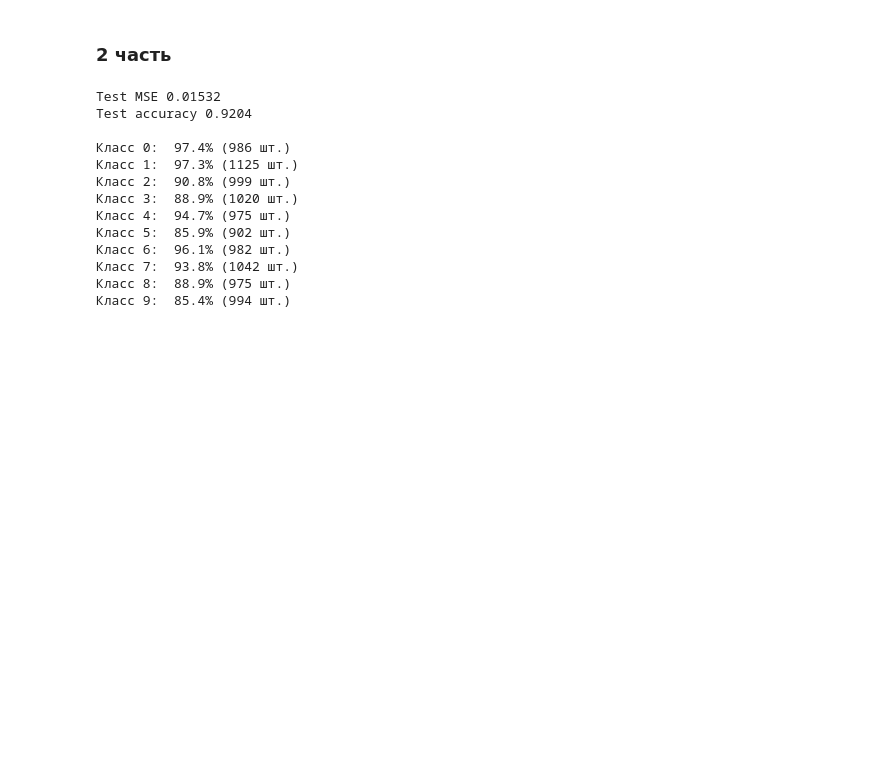
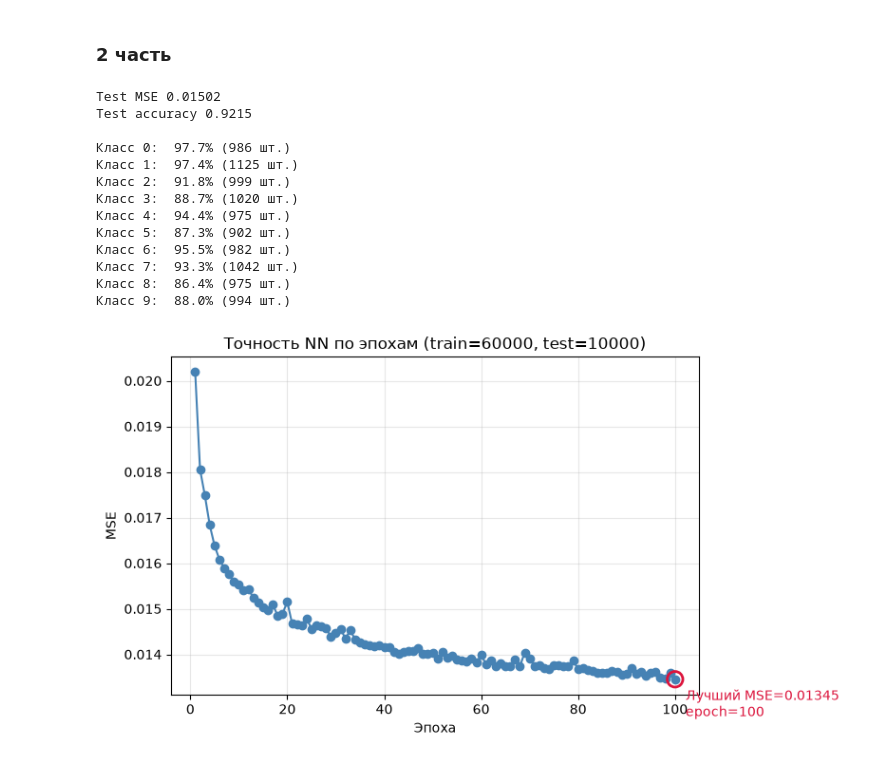
Before and after one commit to Zener12/----.-----.-----, a Jupyter notebook: Lab2.ipynb, the cells around one changed output. Drawn from its saved outputs; the diff is of its cells as text; code cells hidden in the pictures; blank space fills up the shorter version.

```diff
--- a/Lab2.ipynb
+++ b/Lab2.ipynb
@@ -44,6 +44,7 @@ OR w = [0.1 0.1] b = -0.1
 # %%
 from sklearn.datasets import fetch_openml
 from sklearn.model_selection import train_test_split
+import matplotlib.pyplot as plt
 
 X, y = fetch_openml("mnist_784", version=1, return_X_y=True,
                     as_frame=False, parser="auto")
@@ -59,46 +60,66 @@ rng = np.random.default_rng(0)
 W = rng.normal(0, 0.01, (784, 10))
 b = np.zeros(10)
 
-lr, epochs, bs = 1.0, 30, 64
+lr, epochs, bs = 1.0, 100, 64
 n = len(X_train)
+
+losses = np.zeros(epochs)
+min_loss = (float("inf"), -1)
 
 for ep in range(epochs):
     idx = rng.permutation(n)
     for s in range(0, n, bs):
         i = idx[s:s+bs]
         x, t = X_train[i], T_train[i]
 
         a = sigmoid(x @ W + b)
         d = (a - t) * a * (1 - a) / len(i)
 
         W -= lr * (x.T @ d)
         b -= lr * d.sum(0)
 
     a = sigmoid(X_train @ W + b)
     mse = np.mean((a - T_train) ** 2)
     acc = (a.argmax(1) == y_train).mean()
+    losses[ep] = mse
+    if mse < min_loss[0]: min_loss = (mse, ep)
     # print(f"Эпоха {ep + 1:2d} MSE {mse:.5f} acc {acc:.4f}")
 
 a = sigmoid(X_test @ W + b)
 pred = a.argmax(1)
 
 print(f"\nTest MSE {np.mean((a-T_test) ** 2):.5f}")
 print(f"Test accuracy {(pred == y_test).mean():.4f}\n")
 
 for c in range(10):
     m = y_test == c
     print(f"Класс {c}: {(pred[m] == c).mean() * 100:5.1f}% ({m.sum()} шт.)")
+
+fig, ax = plt.subplots(figsize=(8, 4.5))
+ax.plot(range(1, len(losses) + 1), losses, "o-", color="steelblue")
+best_mse, best_ep = min_loss
+ax.scatter([best_ep + 1], [best_mse], s=140, facecolors="none",
+           edgecolors="crimson", linewidths=2, zorder=3)
+ax.annotate(f"Лучший MSE={best_mse:.5f}\nepoch={best_ep + 1}",
+            xy=(best_ep + 1, best_mse), xytext=(8, -28),
+            textcoords="offset points", color="crimson")
+ax.set(xlabel="Эпоха", ylabel="MSE",
+       title=f"Точность NN по эпохам (train={len(X_train)}, test={len(X_test)})")
+ax.grid(alpha=0.3)
+plt.tight_layout()
+plt.show()
 # %% [output]
-Test MSE 0.01532
-Test accuracy 0.9204
+Test MSE 0.01502
+Test accuracy 0.9215
 
-Класс 0:  97.4% (986 шт.)
-Класс 1:  97.3% (1125 шт.)
-Класс 2:  90.8% (999 шт.)
-Класс 3:  88.9% (1020 шт.)
-Класс 4:  94.7% (975 шт.)
-Класс 5:  85.9% (902 шт.)
-Класс 6:  96.1% (982 шт.)
-Класс 7:  93.8% (1042 шт.)
-Класс 8:  88.9% (975 шт.)
-Класс 9:  85.4% (994 шт.)
+Класс 0:  97.7% (986 шт.)
+Класс 1:  97.4% (1125 шт.)
+Класс 2:  91.8% (999 шт.)
+Класс 3:  88.7% (1020 шт.)
+Класс 4:  94.4% (975 шт.)
+Класс 5:  87.3% (902 шт.)
+Класс 6:  95.5% (982 шт.)
+Класс 7:  93.3% (1042 шт.)
+Класс 8:  86.4% (975 шт.)
+Класс 9:  88.0% (994 шт.)
+[figure, added]
```
Also changed, not shown: 3 other files.
